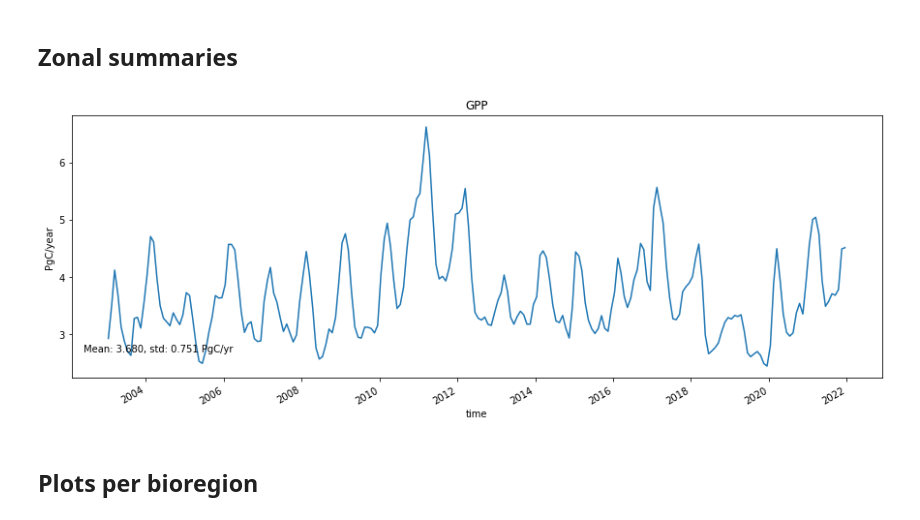
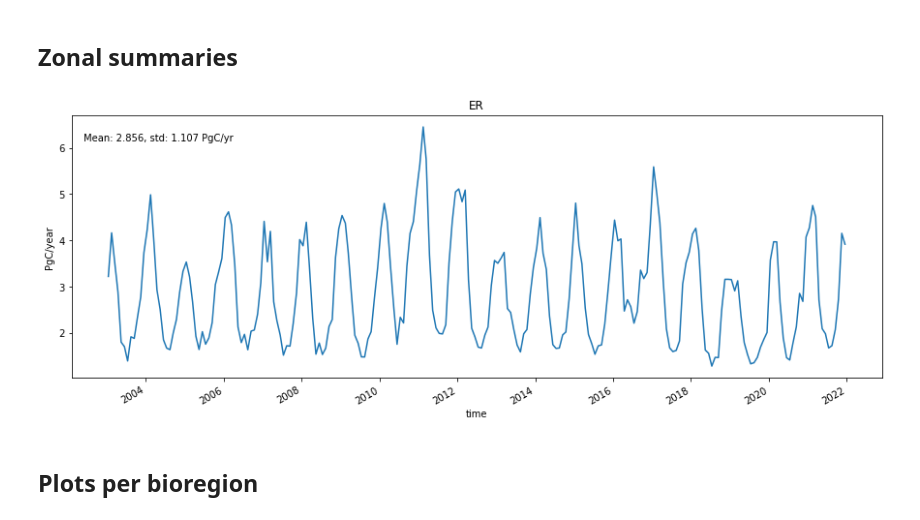
Before and after one commit to cbur24/NEE_modelling, a Jupyter notebook: 6_Plot_results.ipynb, the cells around one changed output. Drawn from its saved outputs; the diff is of its cells as text; code cells hidden in the pictures.

```diff
--- a/6_Plot_results.ipynb
+++ b/6_Plot_results.ipynb
@@ -20,8 +24,8 @@ warnings.filterwarnings("ignore")
 # %% [markdown]
 ## Analysis Parameters
 # %%
-var = 'GPP'
-suffix='20221208'
+var = 'ER'
+suffix='20221212'
 results_name = var+'_2003_2021_5km_LGBM_'+suffix+'.nc'
 mask_path = '/g/data/os22/chad_tmp/NEE_modelling/results/prediction_data/mask_5km.nc'
 
@@ -89,24 +93,24 @@ ds_fire_1d = ds_1D+fire
 # %%
 fig,ax = plt.subplots(1,1, figsize=(15,5))
 
 ds_1D.plot(linestyle='-', ax=ax, label=var)
 # ax.fill_between(ds_1D.time, ds_upper_1D.sel(quantile=0.25),
 #                 ds_upper_1D.sel(quantile=0.75), alpha=0.2)
 
 
 if var == 'NEE':
     ds_fire_1d.plot(linestyle='--', ax=ax, label='NEE+Fire')
-    ax.text(.015, .05, f'Mean: {ds_fire_1d.mean().values:.3f}, std: {ds_fire_1d.std().values:.3f} PgC/yr',
+    ax.text(.015, .95, f'Mean: {ds_fire_1d.mean().values:.3f}, std: {ds_fire_1d.std().values:.3f} PgC/yr',
         transform=ax.transAxes)
     plt.axhline(0, c='grey', linestyle='--')
     # ax.legend(loc='lower right')
 
-ax.text(.015, .10, f'Mean: {ds_1D.mean().values:.3f}, std: {ds_1D.std().values:.3f} PgC/yr',
+ax.text(.015, .90, f'Mean: {ds_1D.mean().values:.3f}, std: {ds_1D.std().values:.3f} PgC/yr',
         transform=ax.transAxes);
 
 plt.title(var)
 plt.ylabel('PgC/year');
 # %% [output]
-[figure, old version]
+[figure, new version]
 # %% [markdown]
 ## Plots per bioregion
```
Also changed, not shown: parts of 12 cells of this notebook, 49 other files.
